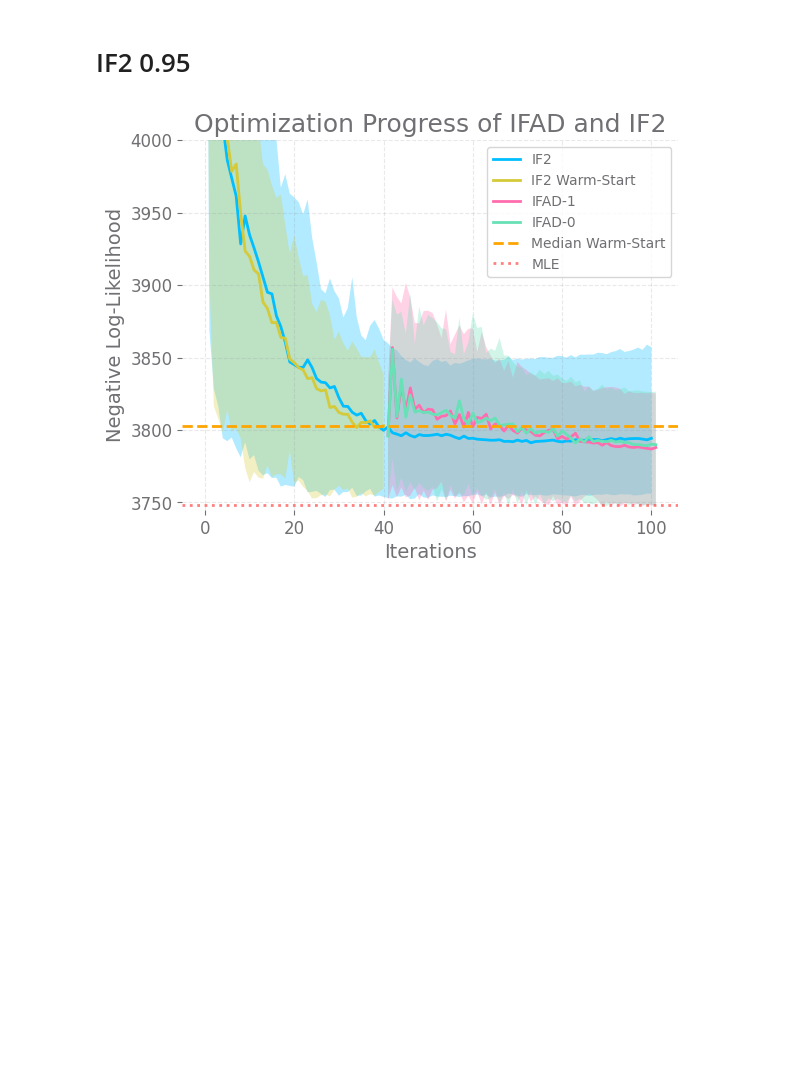
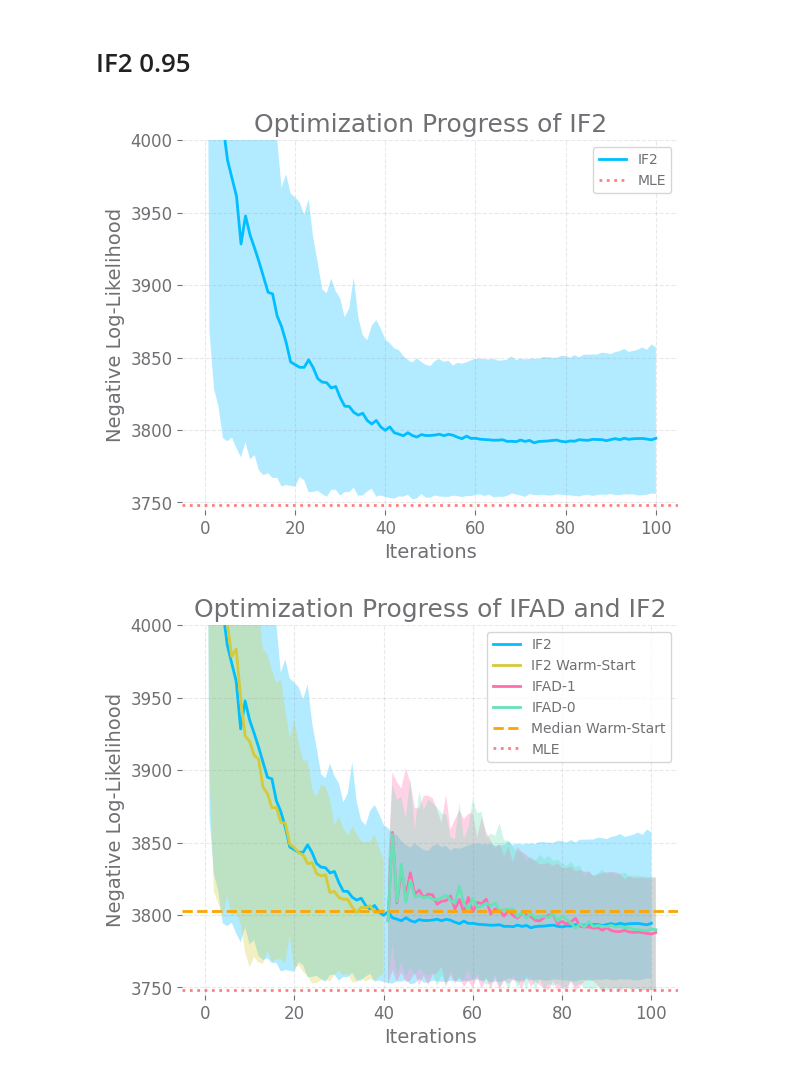
Before and after one commit to hetankevin/diffilter, a Jupyter notebook: cholera.ipynb, the cells around one changed output. Saved outputs shown, nothing was run; the diff lists cells and outputs as text; code cells hidden in the pictures; blank space fills up the shorter version.

```diff
--- a/cholera.ipynb
+++ b/cholera.ipynb
@@ -522,6 +522,30 @@ Text(0, 0.5, 'Count')
 # Implement fitting of ivps, include in thetas
 # %% [markdown]
 # IF2 0.95
+# %%
+#IF2 0.95
+quantiles = [0,0.5,0.8]
+mif_runs = pd.DataFrame(mif_logliks_trials).quantile(quantiles).T.astype(float)
+mif_warm_runs = pd.DataFrame(mif_logliks_warm_trials).quantile(quantiles).T.astype(float)
+gd_runs = pd.DataFrame(gd_logliks_trials).quantile(quantiles).T.astype(float)
+gd_pf_runs = pd.DataFrame(gd_logliks_pf_trials).quantile(quantiles).T.astype(float)
+gd_runs.index += 41
+gd_pf_runs.index += 41
+
+
+mif_runs[quantiles[1]].plot(label='IF2')
+plt.fill_between(mif_runs.index,
+                 mif_runs[quantiles[0]],
+                mif_runs[quantiles[2]], alpha=0.3)
+plt.axhline(3748.5, linestyle='dotted', color='red', alpha=0.5, label='MLE')
+plt.legend()
+plt.ylim(3745,4000)
+plt.xlabel('Iterations')
+plt.ylabel('Negative Log-Likelihood')
+plt.title('Optimization Progress of IF2')
+plt.savefig('imgs/095/if2fail.png', bbox_inches='tight')
+# %% [output]
+[figure, added]
 # %%
 #IF2 0.95
 quantiles = [0,0.5,0.8]
```
Also changed, not shown: parts of 1 cell of this notebook.
